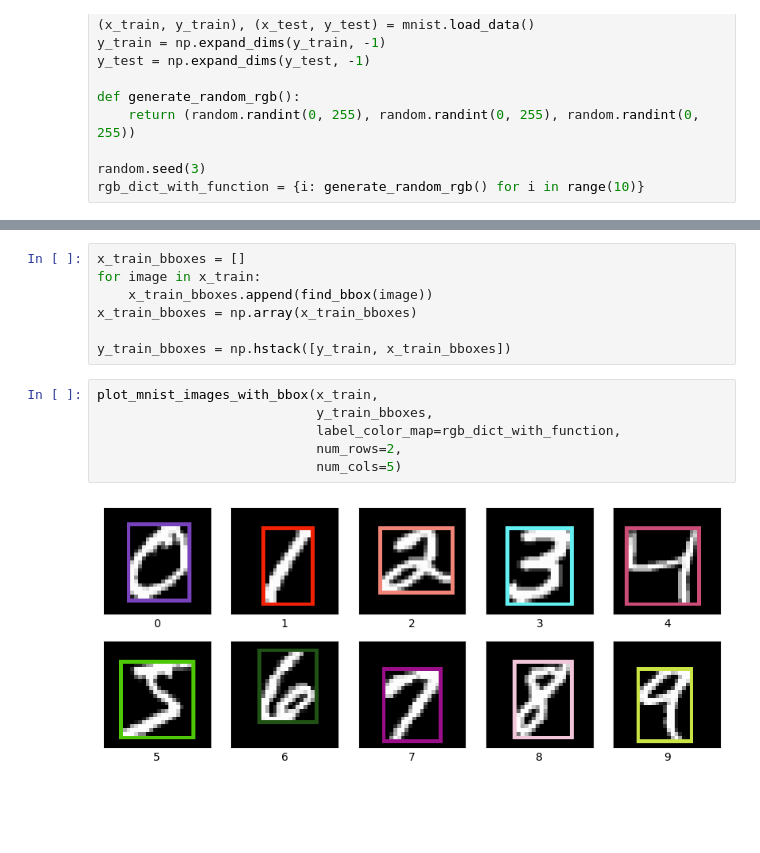
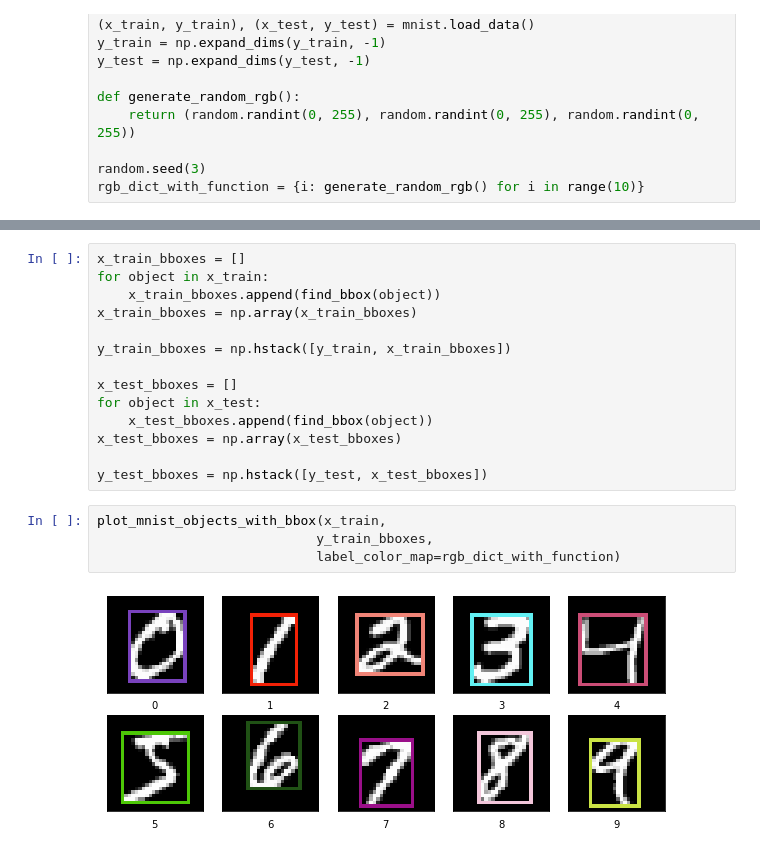
Before and after one commit to Matthew-Weisberg/MNIST_ObjectDetection_Dataset, a Jupyter notebook: MNIST Object Localization.ipynb, the cells around one changed output, grey strips where cells are left out. Saved outputs shown, nothing was run; the diff lists cells and outputs as text; blank space fills up the shorter version.

```diff
--- a/MNIST Object Localization.ipynb
+++ b/MNIST Object Localization.ipynb
@@ -100,15 +121,20 @@ def plot_mnist_images_with_bbox(images,
 # %%
 x_train_bboxes = []
-for image in x_train:
-    x_train_bboxes.append(find_bbox(image))
+for object in x_train:
+    x_train_bboxes.append(find_bbox(object))
 x_train_bboxes = np.array(x_train_bboxes)
 
 y_train_bboxes = np.hstack([y_train, x_train_bboxes])
+
+x_test_bboxes = []
+for object in x_test:
+    x_test_bboxes.append(find_bbox(object))
+x_test_bboxes = np.array(x_test_bboxes)
+
+y_test_bboxes = np.hstack([y_test, x_test_bboxes])
 # %%
-plot_mnist_images_with_bbox(x_train,
+plot_mnist_objects_with_bbox(x_train,
                             y_train_bboxes,
-                            label_color_map=rgb_dict_with_function,
-                            num_rows=2,
-                            num_cols=5)
+                            label_color_map=rgb_dict_with_function)
 # %% [output]
-[figure, old version]
+[figure, new version]
```
Also changed, not shown: parts of 8 cells of this notebook.
